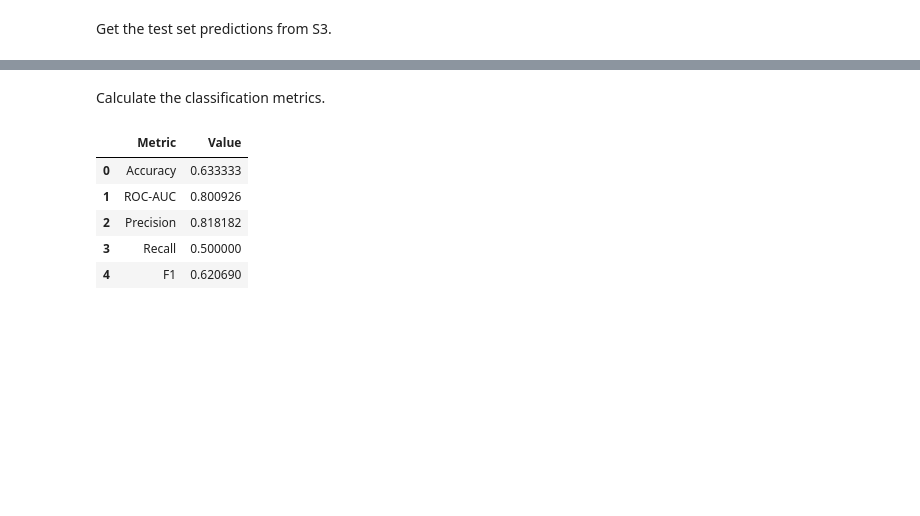
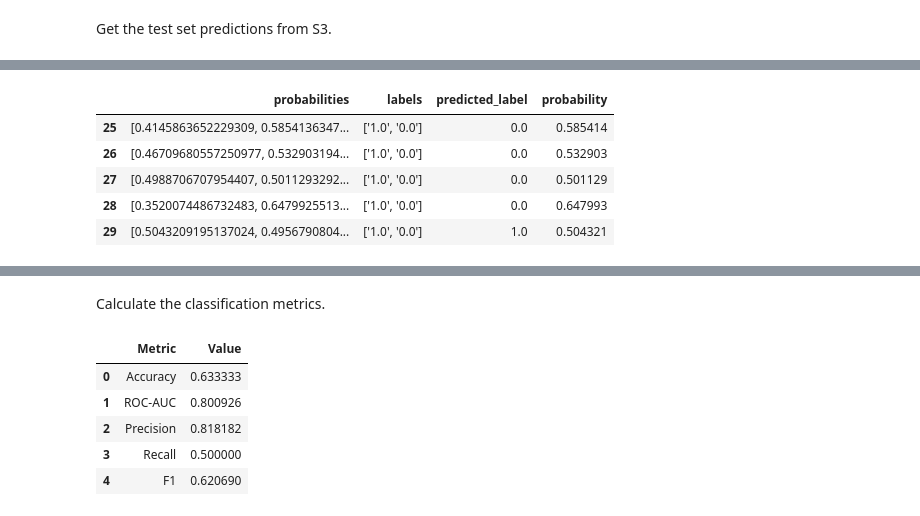
Before and after one commit to fg-research/blog, a Jupyter notebook: equity-trend-prediction-automl/equity-trend-prediction-automl.ipynb, the cells around one changed output, grey strips where cells are left out. Saved outputs shown, nothing was run; the diff lists cells and outputs as text; code cells hidden in the pictures; blank space fills up the shorter version.

```diff
--- a/equity-trend-prediction-automl/equity-trend-prediction-automl.ipynb
+++ b/equity-trend-prediction-automl/equity-trend-prediction-automl.ipynb
@@ -343,0 +364,9 @@ Get the test set predictions from S3.
+# %%
+predictions.tail()
+# %% [output]
+|  | probabilities | labels | predicted_label | probability |
+| 25 | [0.4145863652229309, 0.5854136347... | ['1.0', '0.0'] | 0.0 | 0.585414 |
+| 26 | [0.46709680557250977, 0.532903194... | ['1.0', '0.0'] | 0.0 | 0.532903 |
+| 27 | [0.4988706707954407, 0.5011293292... | ['1.0', '0.0'] | 0.0 | 0.501129 |
+| 28 | [0.3520074486732483, 0.6479925513... | ['1.0', '0.0'] | 0.0 | 0.647993 |
+| 29 | [0.5043209195137024, 0.4956790804... | ['1.0', '0.0'] | 1.0 | 0.504321 |
```
Also changed, not shown: parts of 12 cells of this notebook.
